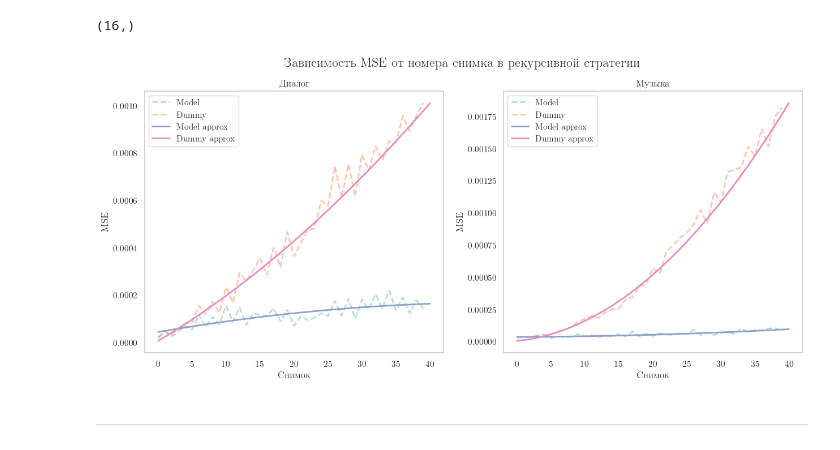
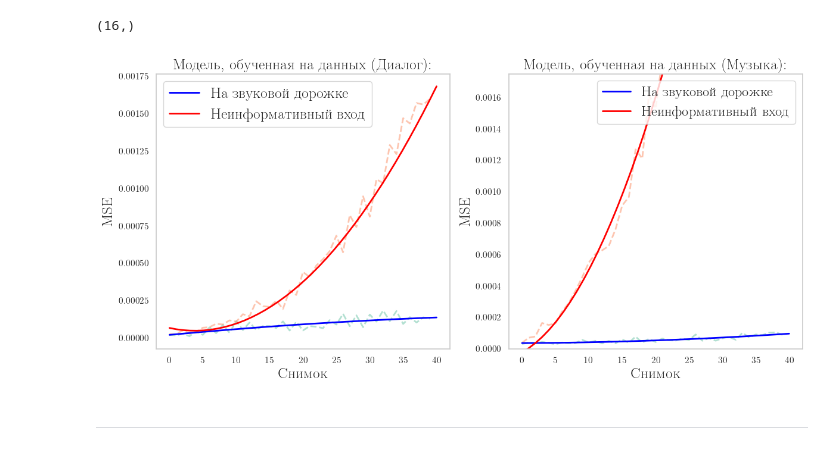
Before and after one commit to intsystems/2024-Project-117, a Jupyter notebook: code/main.ipynb, the cells around one changed output. Saved outputs shown, nothing was run; the diff lists cells and outputs as text; code cells hidden in the pictures.

```diff
--- a/code/main.ipynb
+++ b/code/main.ipynb
@@ -18,9 +18,8 @@ myparams = {
     'text.latex.preamble': '\\usepackage[utf8]{inputenc}',
     'text.latex.preamble': '\\usepackage[russian]{babel}',
     'font.family': 'Djvu Serif',
-    'font.size': 14,
+    'font.size': 20,
     'axes.grid': False,
-    'grid.alpha': 0.1,
     'lines.linewidth': 2
 }
 
@@ -583,7 +581,7 @@ backup_mses =mses
 backup_corr_mses =corr_mses
 # %%
 
-for dt in [6, 7, 8, 9]:
+for dt in [2, 3, 4, 5, 6, 7]:
     X_train_music = []
     Y_train_music = []
 
@@ -786,44 +783,45 @@ mse_dummy = utils.MSE(Y_test_predicted_recursive_dummy[1:], Y_true_dialogue[-40:
 mse_model_music = utils.MSE(Y_test_predicted_recursive_music[1:], Y_true_music[-40:])
 mse_dummy_music = utils.MSE(Y_test_predicted_recursive_dummy_music[1:], Y_true_music[-40:])
 
-mse_model_smooth = fit_curve(np.arange(len(Y_true[-40:])), mse_model)
-mse_dummy_smooth = fit_curve(np.arange(len(Y_true[-40:])), mse_dummy)
+mse_model_smooth = fit_curve(np.arange(len(Y_true_dialogue[-40:])), mse_model)
+mse_dummy_smooth = fit_curve(np.arange(len(Y_true_dialogue[-40:])), mse_dummy)
 
-mse_model_music_smooth = fit_curve(np.arange(len(Y_true[-40:])), mse_model_music)
-mse_dummy_music_smooth = fit_curve(np.arange(len(Y_true[-40:])), mse_dummy_music)
+mse_model_music_smooth = fit_curve(np.arange(len(Y_true_music[-40:])), mse_model_music)
+mse_dummy_music_smooth = fit_curve(np.arange(len(Y_true_music[-40:])), mse_dummy_music)
 
-x_smooth = np.linspace(0, len(Y_true[-40:]), 40)
+x_smooth = np.linspace(0, len(Y_true_music[-40:]), 40)
 # %%
 
-plt.figure(figsize=(15, 6))
-plt.suptitle('Зависимость MSE от номера снимка в рекурсивной стратегии')
+plt.figure(figsize=(14, 6))
+# plt.suptitle('Зависимость MSE от номера снимка в рекурсивной стратегии')
 
 plt.subplot(1, 2, 1)
-plt.plot(np.arange(len(Y_true[-40:])), mse_model, '--', label='Model', alpha=0.5)
-plt.plot(np.arange(len(Y_true[-40:])), mse_dummy, '--', label='Dummy', alpha=0.5)
-plt.plot(x_smooth, mse_model_smooth, label='Model approx')
-plt.plot(x_smooth, mse_dummy_smooth, label='Dummy approx')
+plt.plot(np.arange(len(Y_true_dialogue[-40:])), mse_model, '--', alpha=0.5)
+plt.plot(np.arange(len(Y_true_dialogue[-40:])), mse_dummy, '--', alpha=0.5)
+plt.plot(x_smooth, mse_model_smooth, label='На звуковой дорожке', lw=2, c='b')
+plt.plot(x_smooth, mse_dummy_smooth, label='Неинформативный вход', lw=2, c='r')
 
-plt.ylabel('MSE')
-plt.xlabel('Снимок')
-plt.title('Диалог')
+plt.ylabel('MSE', fontsize=18)
+plt.xlabel('Снимок', fontsize=18)
+plt.title('Модель, обученная на данных (Диалог):', fontsize=18)
 
-plt.legend()
+plt.legend(prop={'size': 18})
 
 plt.subplot(1, 2, 2)
-plt.plot(np.arange(len(Y_true[-40:])), mse_model_music, '--', label='Model', alpha=0.5)
-plt.plot(np.arange(len(Y_true[-40:])), mse_dummy_music, '--', label='Dummy', alpha=0.5)
-plt.plot(x_smooth, mse_model_music_smooth, label='Model approx')
-plt.plot(x_smooth, mse_dummy_music_smooth, label='Dummy approx')
+plt.plot(np.arange(len(Y_true_music[-40:])), mse_model_music, '--', alpha=0.5)
+plt.plot(np.arange(len(Y_true_music[-40:])), mse_dummy_music, '--', alpha=0.5)
+plt.plot(x_smooth, mse_model_music_smooth, label='На звуковой дорожке', lw=2, c='b')
+plt.plot(x_smooth, mse_dummy_music_smooth, label='Неинформативный вход', lw=2, c='r')
 
-plt.ylabel('MSE')
-plt.xlabel('Снимок')
-plt.title('Музыка')
-plt.legend()
+plt.ylabel('MSE', fontsize=18)
+plt.xlabel('Снимок', fontsize=18)
+plt.title('Модель, обученная на данных (Музыка):', fontsize=18, weight='bold')
+plt.legend(prop={'size': 17, 'weight':'bold'})
+plt.ylim(0, 0.00175)
 plt.savefig('recursive.png', dpi=600)
 plt.show()
 # %% [output]
-[figure, old version]
+[figure, new version]
 # %% [markdown]
 ---
 # %% [markdown]
```
Also changed, not shown: parts of 19 cells of this notebook, 22 other files.
